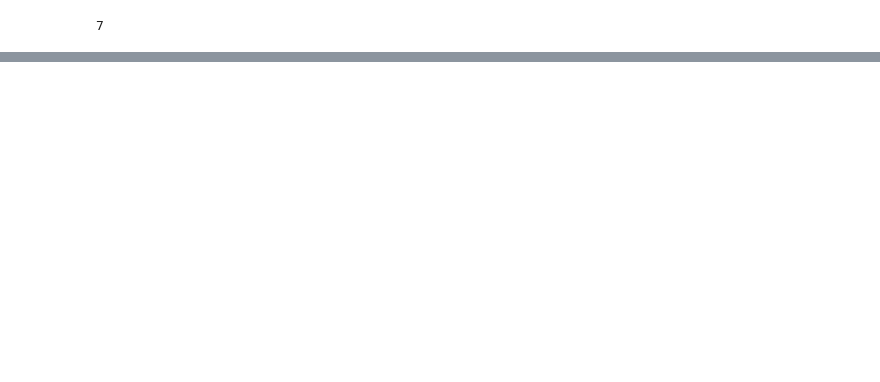
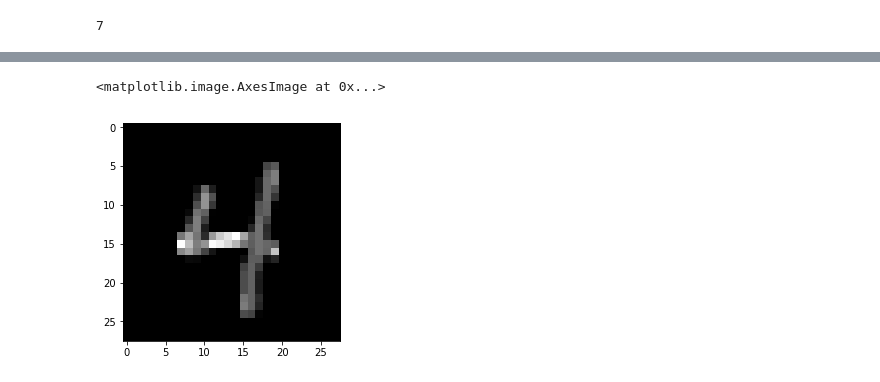
Before and after one commit to rodrigo-fss/pdi, a Jupyter notebook: Leitor_Nota/image_classificator.ipynb, the cells around one changed output, grey strips where cells are left out. Saved outputs shown, nothing was run; the diff lists cells and outputs as text; code cells hidden in the pictures; blank space fills up the shorter version.

```diff
--- a/Leitor_Nota/image_classificator.ipynb
+++ b/Leitor_Nota/image_classificator.ipynb
@@ -135,0 +132,5 @@ plt.imshow(x_test[3],cmap='gray')
+# %%
+plt.imshow(x_test[19],cmap='gray')
+# %% [output]
+<matplotlib.image.AxesImage at 0x...>
+[figure, added]
```
Also changed, not shown: parts of 18 cells of this notebook, 8 other files.
